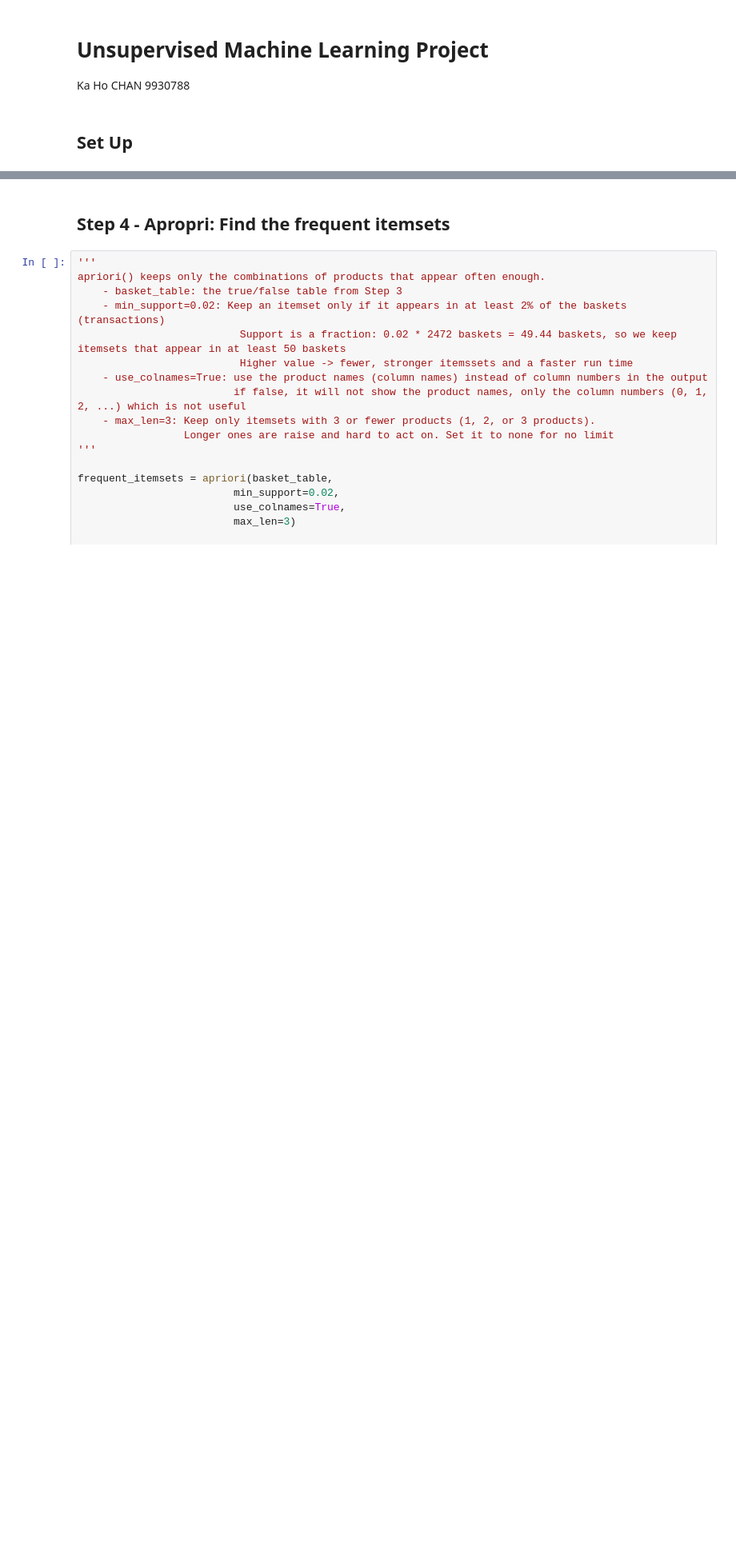
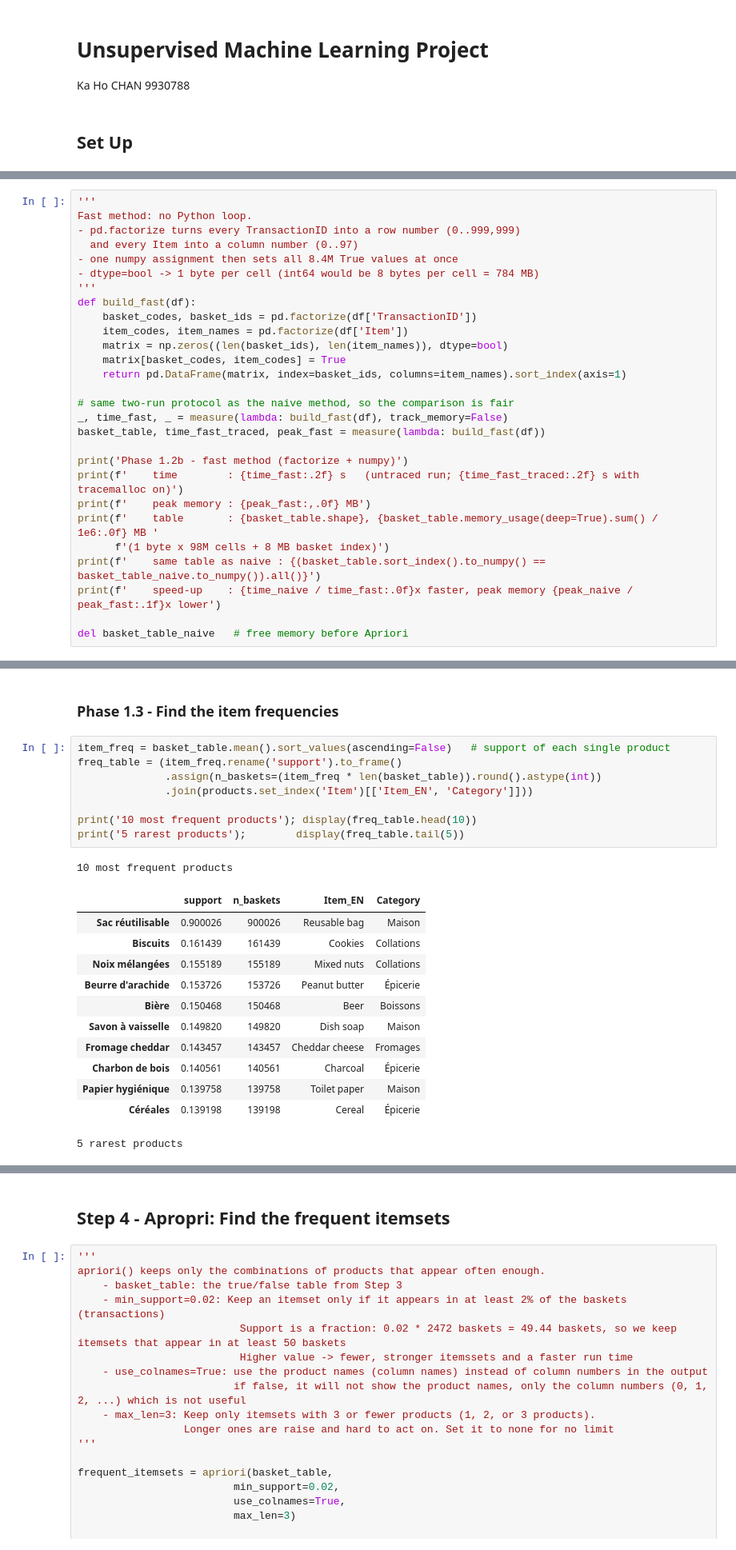
Before and after one commit to jc2025-ai-stack/USML_Project_KaHoChan, a Jupyter notebook: notebooks/01_mining.ipynb, the cells around one changed output, grey strips where cells are left out. Shown at 80% size. Saved outputs shown, nothing was run; the diff lists cells and outputs as text; blank space fills up the shorter version.

Commit message:
Phase 1 completed

```diff
--- a/notebooks/01_mining.ipynb
+++ b/notebooks/01_mining.ipynb
@@ -133,0 +126,28 @@ STEP 3 - basket table built.
+# %%
+'''
+Fast method: no Python loop.
+- pd.factorize turns every TransactionID into a row number (0..999,999)
+  and every Item into a column number (0..97)
+- one numpy assignment then sets all 8.4M True values at once
+- dtype=bool -> 1 byte per cell (int64 would be 8 bytes per cell = 784 MB)
+'''
+def build_fast(df):
+    basket_codes, basket_ids = pd.factorize(df['TransactionID'])
+    item_codes, item_names = pd.factorize(df['Item'])
+    matrix = np.zeros((len(basket_ids), len(item_names)), dtype=bool)
+    matrix[basket_codes, item_codes] = True
+    return pd.DataFrame(matrix, index=basket_ids, columns=item_names).sort_index(axis=1)
+
+# same two-run protocol as the naive method, so the comparison is fair
+_, time_fast, _ = measure(lambda: build_fast(df), track_memory=False)
+basket_table, time_fast_traced, peak_fast = measure(lambda: build_fast(df))
+
+print('Phase 1.2b - fast method (factorize + numpy)')
+print(f'    time        : {time_fast:.2f} s   (untraced run; {time_fast_traced:.2f} s with tracemalloc on)')
+print(f'    peak memory : {peak_fast:,.0f} MB')
+print(f'    table       : {basket_table.shape}, {basket_table.memory_usage(deep=True).sum() / 1e6:.0f} MB '
+      f'(1 byte x 98M cells + 8 MB basket index)')
+print(f'    same table as naive : {(basket_table.sort_index().to_numpy() == basket_table_naive.to_numpy()).all()}')
+print(f'    speed-up    : {time_naive / time_fast:.0f}x faster, peak memory {peak_naive / peak_fast:.1f}x lower')
+
+del basket_table_naive   # free memory before Apriori
@@ -133,0 +178,24 @@ STEP 3 - basket table built.
+# %% [markdown]
+### Phase 1.3 - Find the item frequencies
+# %%
+item_freq = basket_table.mean().sort_values(ascending=False)   # support of each single product
+freq_table = (item_freq.rename('support').to_frame()
+              .assign(n_baskets=(item_freq * len(basket_table)).round().astype(int))
+              .join(products.set_index('Item')[['Item_EN', 'Category']]))
+
+print('10 most frequent products'); display(freq_table.head(10))
+print('5 rarest products');        display(freq_table.tail(5))
+# %% [output]
+10 most frequent products
+|  | support | n_baskets | Item_EN | Category |
+| Sac réutilisable | 0.900026 | 900026 | Reusable bag | Maison |
+| Biscuits | 0.161439 | 161439 | Cookies | Collations |
+| Noix mélangées | 0.155189 | 155189 | Mixed nuts | Collations |
+| Beurre d'arachide | 0.153726 | 153726 | Peanut butter | Épicerie |
+| Bière | 0.150468 | 150468 | Beer | Boissons |
+| Savon à vaisselle | 0.149820 | 149820 | Dish soap | Maison |
+| Fromage cheddar | 0.143457 | 143457 | Cheddar cheese | Fromages |
+| Charbon de bois | 0.140561 | 140561 | Charcoal | Épicerie |
+| Papier hygiénique | 0.139758 | 139758 | Toilet paper | Maison |
+| Céréales | 0.139198 | 139198 | Cereal | Épicerie |
+5 rarest products
```
Also changed, not shown: parts of 24 cells of this notebook.
